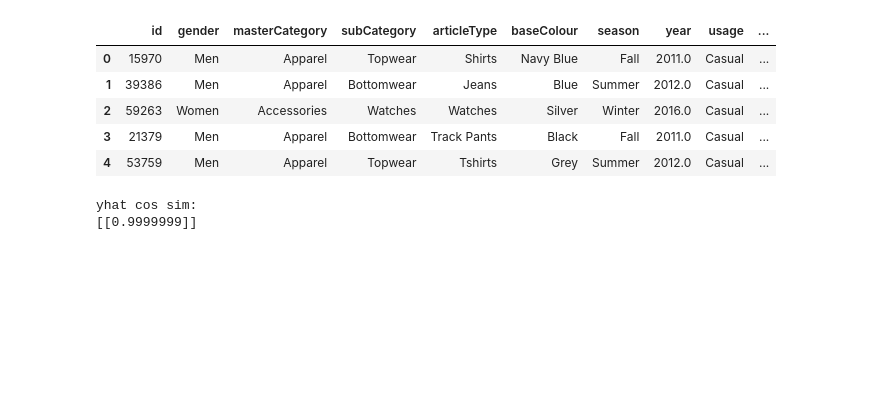
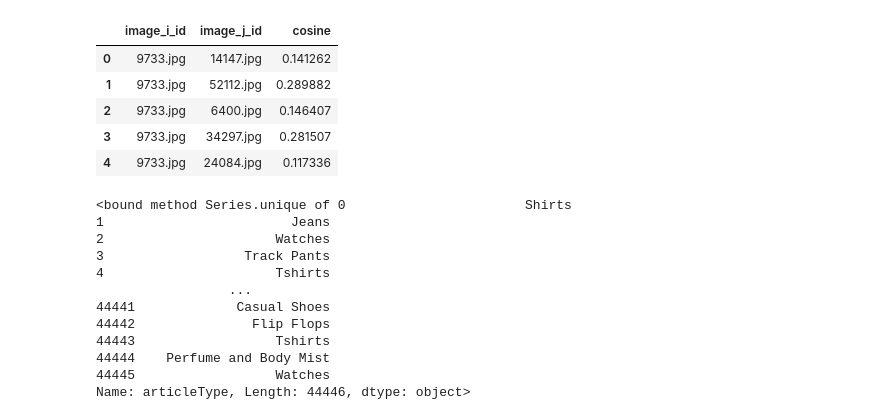
Before and after one commit to Sukhrobjon/recommender-system-based-on-pictures, a Jupyter notebook: vgg_learning.ipynb, the cells around one changed output. Drawn from its saved outputs; the diff is of its cells as text; code cells hidden in the pictures; blank space fills up the shorter version.

```diff
--- a/vgg_learning.ipynb
+++ b/vgg_learning.ipynb
@@ -42,0 +88,11 @@ csv_path = 'styles.csv'
+# %%
+df = pd.read_csv('cos_sim_table1.txt', sep=" ", header=None)
+df.columns = ["image_i_id", 'image_j_id', 'cosine']
+df.head()
+# %% [output]
+|  | image_i_id | image_j_id | cosine |
+| 0 | 9733.jpg | 14147.jpg | 0.141262 |
+| 1 | 9733.jpg | 52112.jpg | 0.289882 |
+| 2 | 9733.jpg | 6400.jpg | 0.146407 |
+| 3 | 9733.jpg | 34297.jpg | 0.281507 |
+| 4 | 9733.jpg | 24084.jpg | 0.117336 |
@@ -43,13 +101,20 @@ csv_path = 'styles.csv'
 # %%
 style_df = pd.read_csv(csv_path)
 style_df.head()
+print(style_df['articleType'].unique)
 # %% [output]
-|  | id | gender | masterCategory | subCategory | articleType | baseColour | season | year | usage | ... |
-| 0 | 15970 | Men | Apparel | Topwear | Shirts | Navy Blue | Fall | 2011.0 | Casual | ... |
-| 1 | 39386 | Men | Apparel | Bottomwear | Jeans | Blue | Summer | 2012.0 | Casual | ... |
-| 2 | 59263 | Women | Accessories | Watches | Watches | Silver | Winter | 2016.0 | Casual | ... |
-| 3 | 21379 | Men | Apparel | Bottomwear | Track Pants | Black | Fall | 2011.0 | Casual | ... |
-| 4 | 53759 | Men | Apparel | Topwear | Tshirts | Grey | Summer | 2012.0 | Casual | ... |
+<bound method Series.unique of 0                       Shirts
+1                        Jeans
+2                      Watches
+3                  Track Pants
+4                      Tshirts
+                 ...
+44441             Casual Shoes
+44442               Flip Flops
+44443                  Tshirts
+44444    Perfume and Body Mist
+44445                  Watches
+Name: articleType, Length: 44446, dtype: object>
 # %%
 from sklearn.metrics.pairwise import cosine_similarity
 import numpy as np
@@ -58,17 +123,14 @@ def get_cosine_similarity(v1, v2):
     result = cosine_similarity(v1, v2)
     return result
 # %%
-a = [[2, 0, 1, 1, 0, 2, 1, 1]]
+# a = [[2, 0, 1, 1, 0, 2, 1, 1]]
 
-b = [[2, 1, 1, 0, 1, 1, 1, 1]]
-img_features = img_features.reshape(1, 7*7*512)
-# print("yhat shape->", yhat.shape)
+# b = [[2, 1, 1, 0, 1, 1, 1, 1]]
+# img_features = img_features.reshape(1, 7*7*512)
+# # print("yhat shape->", yhat.shape)
 
-# print(get_cosine_similarity(a, a))
-print("yhat cos sim: ")
-# print(img_features)
-print(get_cosine_similarity(img_features, img_features))
+# # print(get_cosine_similarity(a, a))
+# print("yhat cos sim: ")
+# # print(img_features)
+# print(get_cosine_similarity(img_features, img_features))
-# %% [output]
-yhat cos sim:
-[[0.9999999]]
 # %%
```
Also changed, not shown: parts of 31 cells of this notebook, 3 other files.
